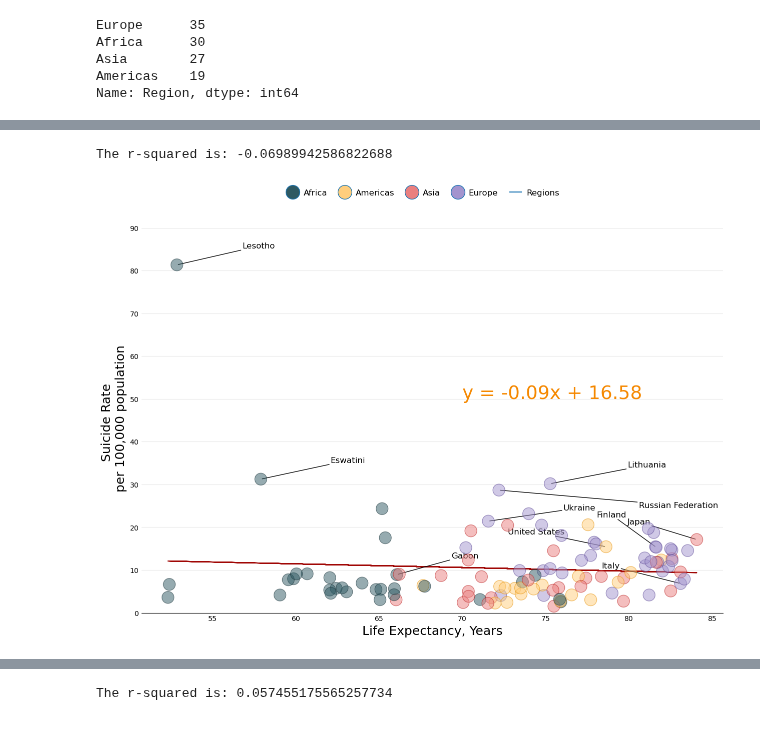
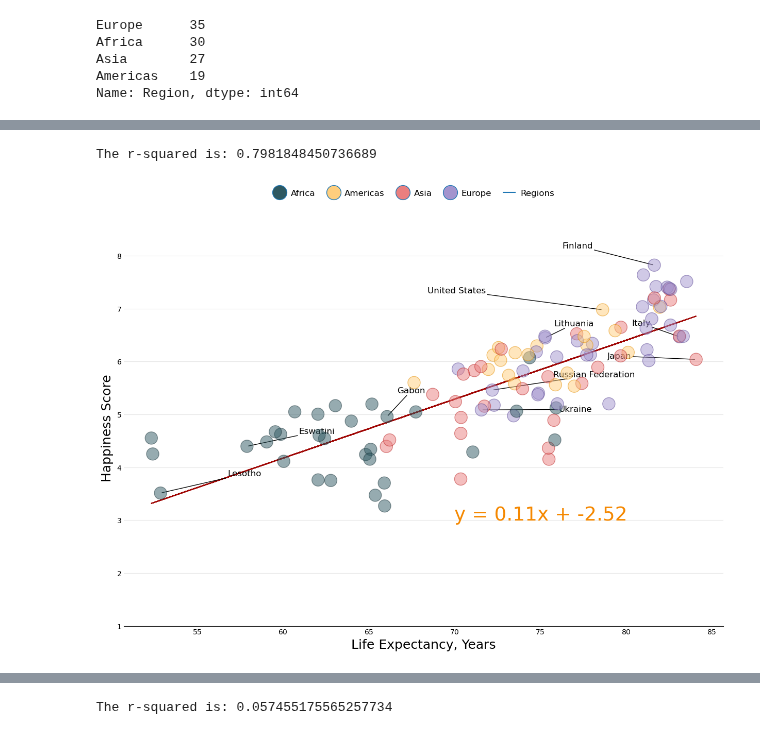
Before and after one commit to ashumskyy/data-dynamos-project-1, a Jupyter notebook: Big_country_happiness_adjusted_ds.ipynb, the cells around one changed output, grey strips where cells are left out. Cells and saved outputs as stored; diff of their text form; code cells hidden in the pictures.

```diff
--- a/Big_country_happiness_adjusted_ds.ipynb
+++ b/Big_country_happiness_adjusted_ds.ipynb
@@ -189,7 +182,7 @@ for i,x in enumerate(ax):
         x.axhline(y=tick, linestyle='dashed', alpha=0.4, color='#BEBEBE', zorder=1)
 
     # x-axis label
-    x.set_xlabel("Happiness Score \n (per 100,000 population)", labelpad=20, size=14)
+    x.set_xlabel("Happiness Score", labelpad=20, size=14)
 
     # Set y-axis label
     if i == 2:
@@ -340,14 +333,14 @@ The r-squared is: 0.34102888289366196
 # %%
 # Linear regression for Life Expectancy and Happiness Score
 xlbl = "Life Expectancy, Years"
-ylbl = "Happiness Score \n (per 100,000 population)"
+ylbl = "Happiness Score"
 lblpos = (70, 3)
 lifeexp_suic_plt = plotLinearRegression(final_mean_df['Life Expectancy'],final_mean_df['Happiness Score'],xlbl,ylbl,lblpos)
 plt.savefig('output/lifeexp_happiness_lin_reg.png', dpi=800)
 plt.show()
 # %% [output]
-The r-squared is: -0.06989942586822688
+The r-squared is: 0.7981848450736689
-[figure, old version]
+[figure, new version]
 # %%
 # Linear regression for Net Income Mean and Happiness Score
 xlbl = 'Net National Income Total \n ($, billions)'
```
Also changed, not shown: parts of 9 cells of this notebook, 7 other files.
